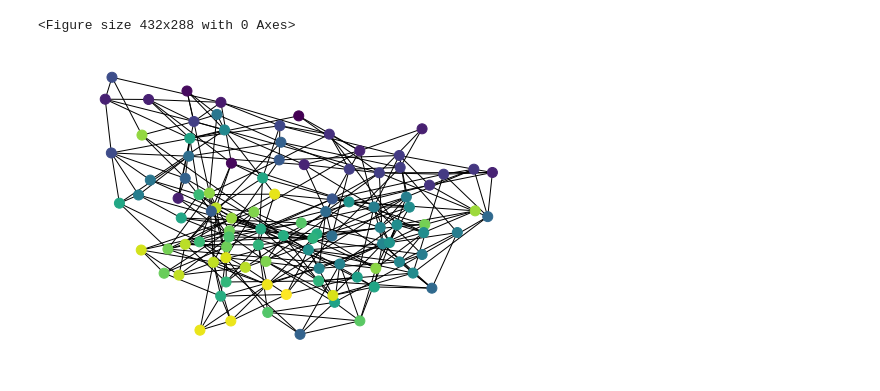
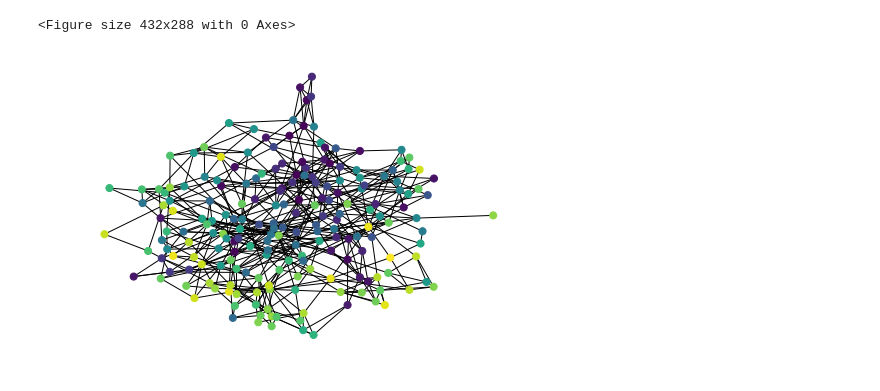
Before and after one commit to holdenlee/network-dynamics, a Jupyter notebook: Recommendation friends to reduce polarization.ipynb, the cells around one changed output. Cells and saved outputs as stored; diff of their text form; code cells hidden in the pictures.

```diff
--- a/Recommendation friends to reduce polarization.ipynb
+++ b/Recommendation friends to reduce polarization.ipynb
@@ -34,14 +34,16 @@ def new_ideo(graph,node,wt=0.9,noise=0.05):
         + rand.gauss(0,noise),-1,1)
 
 def update_ideos(graph, wt=0.9,noise=0.05):
-    ideos = [new_ideo(graph,node,wt,noise) for node in graph.nodes()]
+    #ideos = [new_ideo(graph,node,wt,noise) for node in graph.nodes()]
+    ideos = [new_ideo(graph,node,.8+.2*abs(node.ideo),noise) for node in graph.nodes()]
     for (node, ideo) in zip(graph.nodes(),ideos):
         node.ideo = ideo
 
 def update_friendships(graph, node, sigma=0.05):
     dels = []
     for nbr in graph.adj[node]:
-        graph.adj[node][nbr]['weight']= clamp(graph.adj[node][nbr]['weight'] + rand.gauss(0,sigma))
+        graph.adj[node][nbr]['weight']= clamp(graph.adj[node][nbr]['weight'] #- .1*(abs(node.ideo-nbr.ideo)-1)
+                                              + rand.gauss(0,sigma))
         if graph.adj[node][nbr]['weight']==0:
             dels +=[nbr]
     for nbr in dels:
@@ -62,7 +64,7 @@ def get_potential_friend(graph, node, p=0.1):
         return friend
     return None
 
-def maybe_make_friend(graph, node, p=0.1, acc_fn=lambda me, you: math.exp(-abs(me.ideo-you.ideo))):
+def maybe_make_friend(graph, node, p=0.1, acc_fn=lambda me, you: math.exp(10*abs(me.ideo-you.ideo))):
     if rand.random()<=(node.capacity - sum_friend_weights(graph,node))/node.capacity:
         friend = get_potential_friend(graph,node,p)
         if friend == None:
@@ -91,16 +93,17 @@ def sample(li):
         return None
     return li[rand.randint(0,len(li)-1)]
 
-def loop_step(graph,sigma=0.1,p=0.1,
-              acc_fn=lambda me, you: math.exp(-abs(me.ideo-you.ideo)),
-              wt=0.9,noise=0.05):
+def loop_step(graph,sigma=0.05,p=0.1,
+              acc_fn=lambda me, you: math.exp(-abs(me.ideo-you.ideo)), influence=False,
+              wt=0.9,noise=0):
     for node in graph.nodes():
-        #update_ideos(graph, wt, noise)
+        if influence:
+            update_ideos(graph, wt, noise)
         update_friendships(graph,node,sigma)
         maybe_make_friend(graph,node,p,acc_fn)
 
 def init_graph(pop):
-    nodes = [Person() for i in range(pop)]
+    nodes = [Person(capacity=rand.randint(2,5)) for i in range(pop)]
     G=nx.Graph()
     G.add_nodes_from(nodes)
     return G
@@ -120,14 +123,6 @@ def test():
     p=Person()
     q=Person()
     print(Person.population)
-
-#if __name__=='__main__':
-#    #test()
-#    G=init_graph(10)
-#    for t in range(100):
-#        loop_step(G)
-#        if t%10==0:
-#            nx.draw(G)
 # %%
 import matplotlib.pyplot as plt
 %matplotlib inline
@@ -135,13 +130,13 @@ plt.clf()
 # %% [output]
 <Figure size 432x288 with 0 Axes>
 # %%
-G=init_graph(100)
+G=init_graph(200)
 colors = [person.ideo for person in G.nodes()]
 #print(G.nodes())
-for t in range(1000):
+for t in range(500):
     loop_step(G, sigma=0.1,p=0.1, acc_fn=lambda me, you: math.exp(-abs(me.ideo-you.ideo)))
 plt.clf()
-nx.draw(G, node_size=100, node_color = colors, cmap=plt.cm.viridis, vmin=-1, vmax=1)
+nx.draw(G, node_size=50, node_color = colors, cmap=plt.cm.viridis, vmin=-1, vmax=1)
 #nx.draw(G)
 # %% [output]
-[figure, old version]
+[figure, new version]
```
Also changed, not shown: parts of 9 cells of this notebook, 1 other file.
